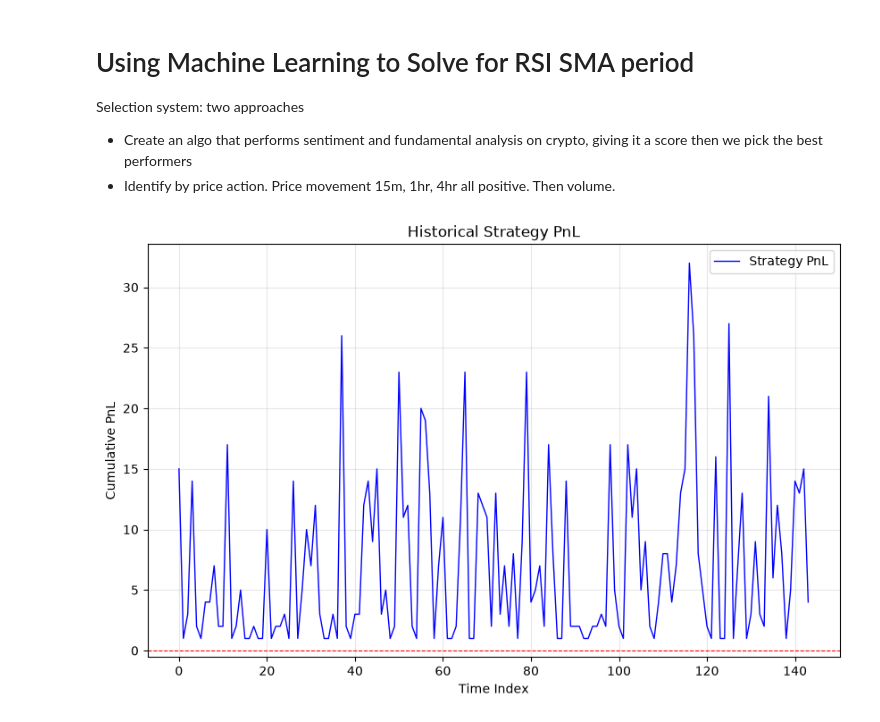
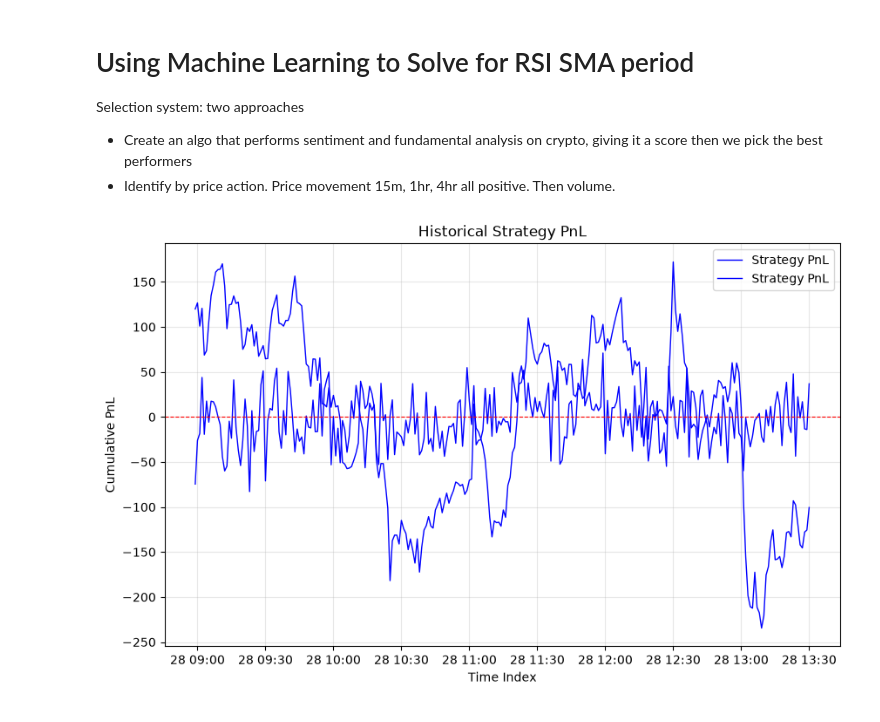
Before and after one commit to hmzk1422/OSADP-Infrastructure, a Jupyter notebook: research/approach_2.ipynb, the cells around one changed output. Saved outputs shown, nothing was run; the diff lists cells and outputs as text; code cells hidden in the pictures.

```diff
--- a/research/approach_2.ipynb
+++ b/research/approach_2.ipynb
@@ -6,51 +6,60 @@ Selection system: two approaches
 # %%
 # Add the project root (one level up from /research) to the path
 import sys
 import os
 
 sys.path.append(os.path.abspath(os.path.join(os.getcwd(), '..')))
 
 import pandas as pd
 from utils.indicators import *
 from utils.engine import *
 
-df_price = pd.read_csv("./csv/btc_ohlcv_data.csv")
 df_orderbook = pd.read_csv("./csv/BTCUSDT_orderbook.csv")
 df_trades = pd.read_csv("./csv/BTCUSDT_trades.csv")
+# Convert unix timestamp to datetime
+df_orderbook['datetime'] = pd.to_datetime(df_orderbook['timestamp'], unit='ms')  # change unit to 's' if in seconds
+df_trades['datetime'] = pd.to_datetime(df_trades['timestamp'], unit='ms')
 
-price_clean = np.asanyarray(df_price['close'], dtype=float)
-rsi_2 = get_wilders_rsi(np.diff(price_clean), 2)
-rsi_14 = get_wilders_rsi(np.diff(price_clean), 14)
-rsi_14_sma = sma(rsi_14, 14)
+# Set datetime as index
+df_orderbook = df_orderbook.set_index('datetime')
+df_trades = df_trades.set_index('datetime')
 
-# 1. Calculate the indicators
-price_clean = np.asanyarray(df_price['close'], dtype=float)
-diffs = np.diff(price_clean)
+# Aggregate orderbook to 1m (mid-price OHLCV style)
+df_ob_1m = df_orderbook.resample('1min').agg({
+    'bid_price': 'last',
+    'ask_price': 'last',
+    'bid_amount': 'sum',
+    'ask_amount': 'sum',
+})
 
-# 2. Get the raw RSI arrays
-rsi_14_raw = get_wilders_rsi(diffs, 14)
-rsi_14_sma_raw = sma(rsi_14_raw, 14)
+df_ob_1m['mid_price'] = (df_ob_1m['bid_price'] + df_ob_1m['ask_price']) / 2
+df_ob_1m['spread'] = df_ob_1m['ask_price'] - df_ob_1m['bid_price']
 
-# 3. Create full-length arrays filled with NaN
-rsi_14 = np.full(len(df_price), np.nan)
-rsi_14_sma = np.full(len(df_price), np.nan)
+df_trades['buy_vol']  = df_trades['amount'].where(df_trades['side'] == 'buy', 0)
+df_trades['sell_vol'] = df_trades['amount'].where(df_trades['side'] == 'sell', 0)
 
-rsi_14[-len(rsi_14_raw):] = rsi_14_raw
-rsi_14_sma[-len(rsi_14_sma_raw):] = rsi_14_sma_raw
+# Aggregate trades to 1m
+df_trades_1m = df_trades.resample('1min').agg({
+    'price': ['first', 'max', 'min', 'last', 'count'],
+    'amount': 'sum',
+    'buy_vol': ['sum', 'max'],
+    'sell_vol': ['sum', 'max']
+})
 
-# 5. Assign to DataFrame
-df_price['rsi_14'] = rsi_14
-df_price['sma_14'] = rsi_14_sma
+# Flatten multi-level columns
+df_trades_1m.columns = ['open', 'high', 'low', 'close', 'num_trades', 'volume', 'agg_buyer', 'largest_buyer', 'agg_seller', 'largest_seller']
 
-# Call it with your variables, explicitly passing labels so the chart is clear
-df_price['rsi_above_sma'] = df_price['rsi_14'] > df_price['sma_14']
+df_trades_1m = df_trades_1m.dropna(subset=['close'])
 
-# 2. Identify where the condition changes (this creates a new "block" for every switch)
-df_price['block'] = (df_price['rsi_above_sma'] != df_price['rsi_above_sma'].shift()).cumsum()
+df_price_1m = pd.DataFrame({
+    'close': df_ob_1m['mid_price'] - df_ob_1m['mid_price'].mean(),
+    'largest_buyer': df_trades_1m['largest_buyer'] * 100 / df_trades_1m['volume'],
+    'largest_seller': df_trades_1m['largest_seller'] * 100 / df_trades_1m['volume'],
+    'OFI': 100*(df_ob_1m['bid_amount'] - df_ob_1m['ask_amount']) / (df_ob_1m['bid_amount'] + df_ob_1m['ask_amount']),
+    'cvd': calculate_cvd(df_trades_1m['agg_buyer'], df_trades_1m['agg_seller']),
+    'timestamp': df_ob_1m.index,
+})
 
-# 3. Group by the condition and block to count the duration of each streak
-streak_durations = df_price.groupby(['rsi_above_sma', 'block']).size().reset_index(name='duration')
-
-plot_one(streak_durations['duration'])
+plot_one(df_price_1m[['close', 'OFI']])
 # %% [output]
-[figure, old version]
+[figure, new version]
```
Also changed, not shown: parts of 1 cell of this notebook, 1 other file.
